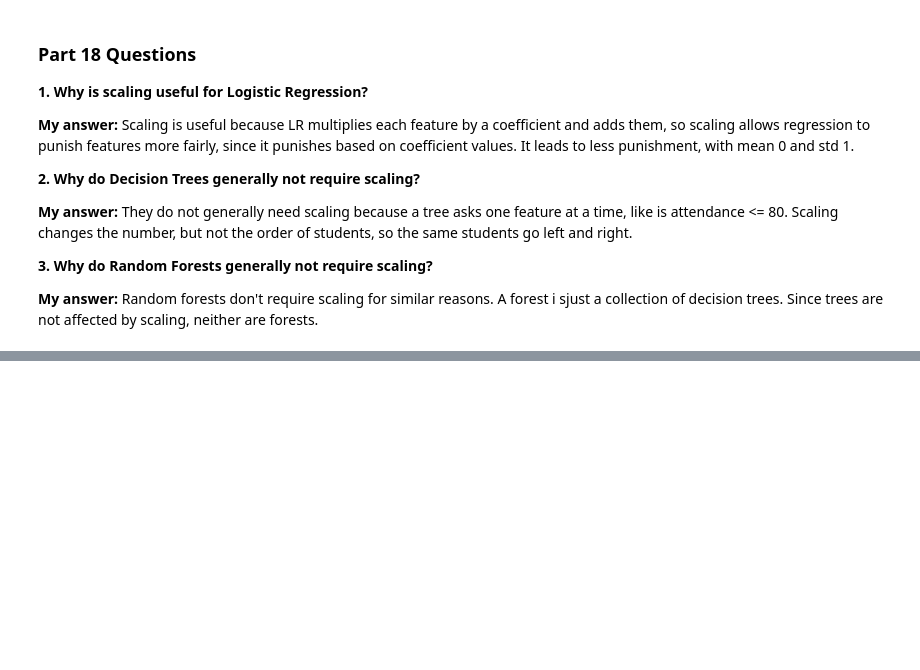
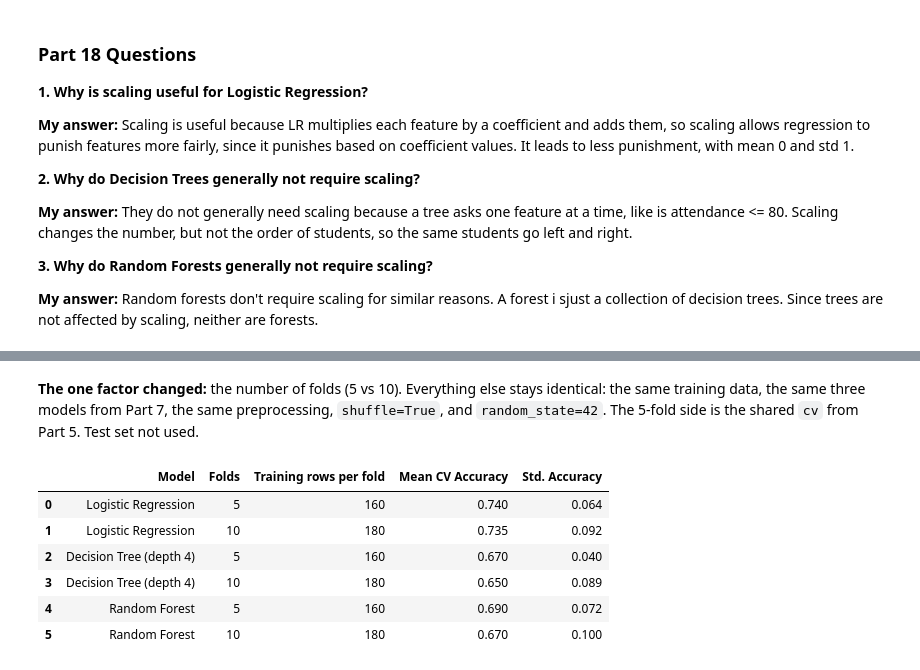
Before and after one commit to JGrade2005/CSE4095_2026, a Jupyter notebook: in_class_assignments/class10/CSE4095_Class10_Starter.ipynb, the cells around one changed output, grey strips where cells are left out. Cells and saved outputs as stored; diff of their text form; code cells hidden in the pictures; blank space fills up the shorter version.

```diff
--- a/in_class_assignments/class10/CSE4095_Class10_Starter.ipynb
+++ b/in_class_assignments/class10/CSE4095_Class10_Starter.ipynb
@@ -718,0 +874,27 @@ Same cut points after converting back: True
+# %% [markdown]
+**The one factor changed:** the number of folds (5 vs 10). Everything else stays identical: the same training data, the same three models from Part 7, the same preprocessing, `shuffle=True`, and `random_state=42`. The 5-fold side is the shared `cv` from Part 5. Test set not used.
+# %%
+cv_10 = StratifiedKFold(n_splits=10, shuffle=True, random_state=42)
+
+rows = []
+for name, pipeline in [("Logistic Regression", log_reg), ("Decision Tree (depth 4)", tree_d4), ("Random Forest", rf)]:
+    for folds, splitter in [(5, cv), (10, cv_10)]:
+        scores = cross_val_score(pipeline, X_train, y_train, cv=splitter, scoring="accuracy")
+        rows.append({
+            "Model": name,
+            "Folds": folds,
+            "Training rows per fold": len(X_train) * (folds - 1) // folds,
+            "Mean CV Accuracy": scores.mean(),
+            "Std. Accuracy": scores.std(),
+        })
+
+fold_results = pd.DataFrame(rows)
+fold_results.round(3)
+# %% [output]
+|  | Model | Folds | Training rows per fold | Mean CV Accuracy | Std. Accuracy |
+| 0 | Logistic Regression | 5 | 160 | 0.740 | 0.064 |
+| 1 | Logistic Regression | 10 | 180 | 0.735 | 0.092 |
+| 2 | Decision Tree (depth 4) | 5 | 160 | 0.670 | 0.040 |
+| 3 | Decision Tree (depth 4) | 10 | 180 | 0.650 | 0.089 |
+| 4 | Random Forest | 5 | 160 | 0.690 | 0.072 |
+| 5 | Random Forest | 10 | 180 | 0.670 | 0.100 |
```
Also changed, not shown: parts of 17 cells of this notebook, 3 other files.
